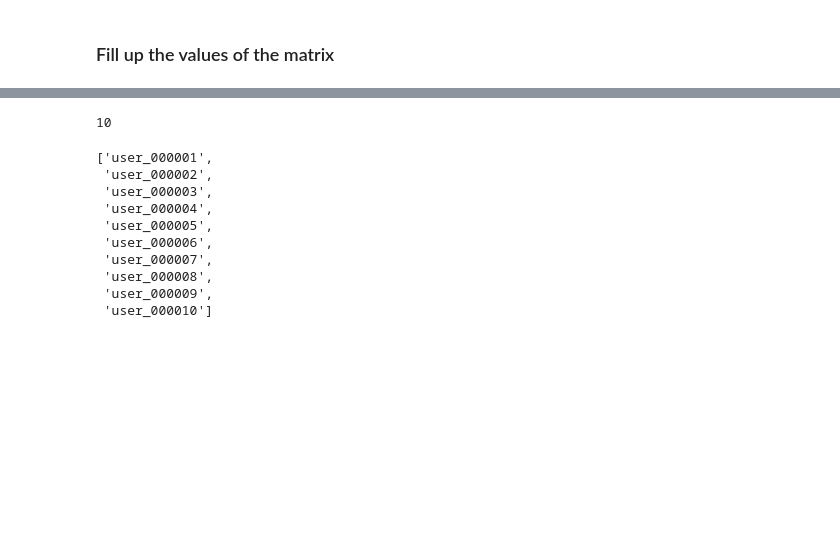
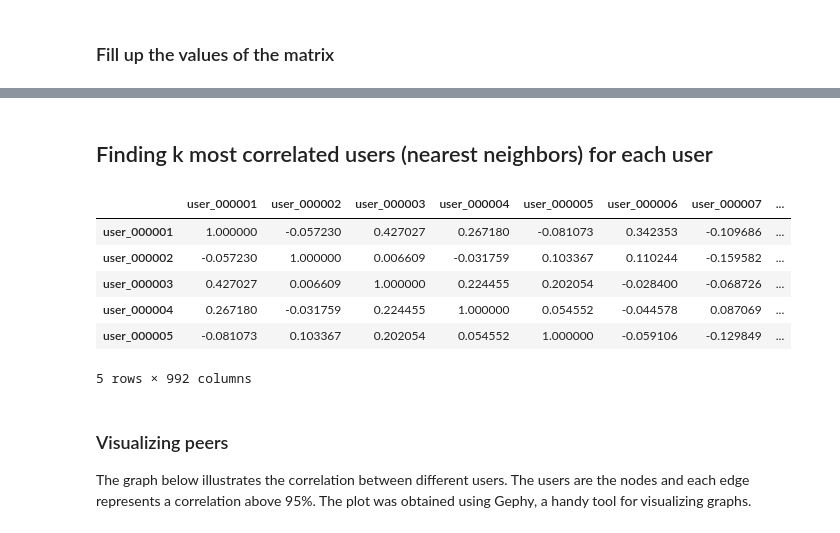
Before and after one commit to adarshchavakula/PersonalizationProject, a Jupyter notebook: code/LastFM-Brute-Force-Collaborative-Filtering.ipynb, the cells around one changed output, grey strips where cells are left out. Cells and saved outputs as stored; diff of their text form; code cells hidden in the pictures; blank space fills up the shorter version.

```diff
--- a/code/LastFM-Brute-Force-Collaborative-Filtering.ipynb
+++ b/code/LastFM-Brute-Force-Collaborative-Filtering.ipynb
@@ -151,7 +103,7 @@ count_matrix
 # %% [markdown]
 ### Fill up the values of the matrix
 # %%
-for index, row in user_artist_groups.iterrows():
+for index, row in train_data.iterrows():
     count_matrix.loc[row['artist-name'], row['userid']] = row['count']
 # %%
 count_matrix = count_matrix.astype(float)
@@ -189,17 +116,12 @@ user_corr_matrix
-# %%
-N_users
-# %% [output]
-10
-# %%
-users
-# %% [output]
-['user_000001',
- 'user_000002',
- 'user_000003',
- 'user_000004',
- 'user_000005',
- 'user_000006',
- 'user_000007',
- 'user_000008',
- 'user_000009',
- 'user_000010']
+# %% [markdown]
+## Finding k most correlated users (nearest neighbors) for each user
+# %%
+user_corr_matrix.head(5)
+# %% [output]
+|  | user_000001 | user_000002 | user_000003 | user_000004 | user_000005 | user_000006 | user_000007 | ... |
+| user_000001 | 1.000000 | -0.057230 | 0.427027 | 0.267180 | -0.081073 | 0.342353 | -0.109686 | ... |
+| user_000002 | -0.057230 | 1.000000 | 0.006609 | -0.031759 | 0.103367 | 0.110244 | -0.159582 | ... |
+| user_000003 | 0.427027 | 0.006609 | 1.000000 | 0.224455 | 0.202054 | -0.028400 | -0.068726 | ... |
+| user_000004 | 0.267180 | -0.031759 | 0.224455 | 1.000000 | 0.054552 | -0.044578 | 0.087069 | ... |
+| user_000005 | -0.081073 | 0.103367 | 0.202054 | 0.054552 | 1.000000 | -0.059106 | -0.129849 | ... |
+5 rows × 992 columns
@@ -205,0 +130,4 @@ users
+# %% [markdown]
+### Visualizing peers
+
+The graph below illustrates the correlation between different users. The users are the nodes and each edge represents a correlation above 95%. The plot was obtained using Gephy, a handy tool for visualizing graphs.
```
Also changed, not shown: parts of 28 cells of this notebook.
